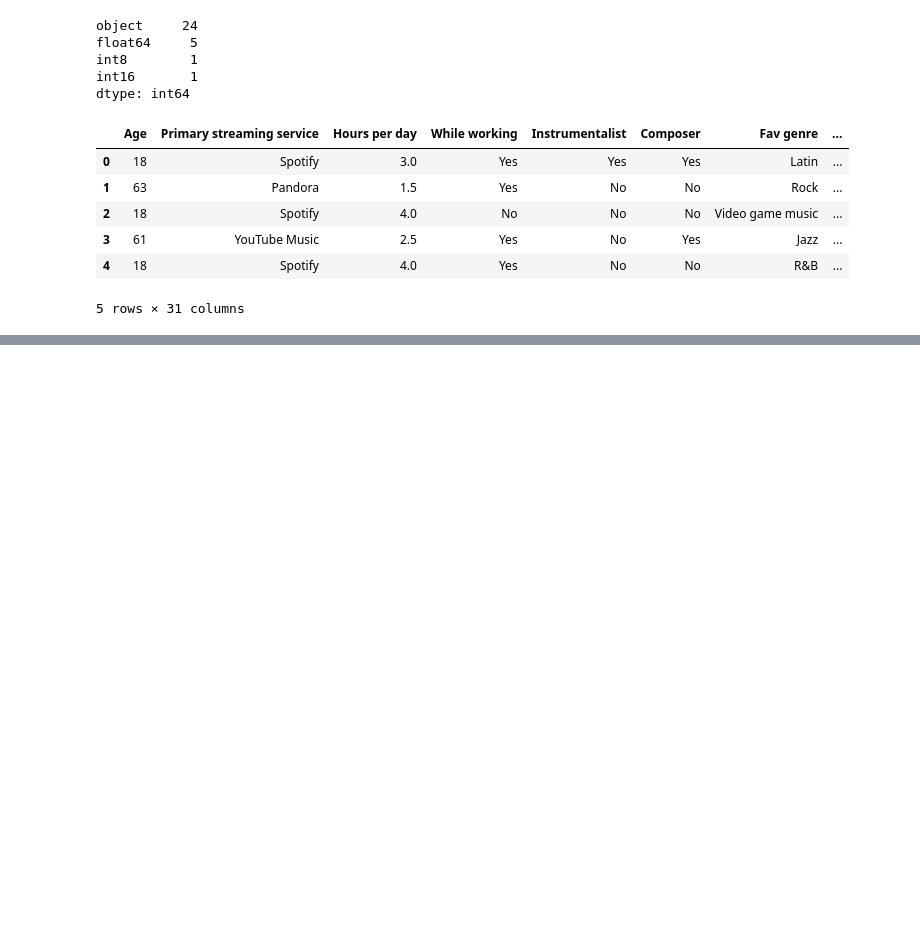
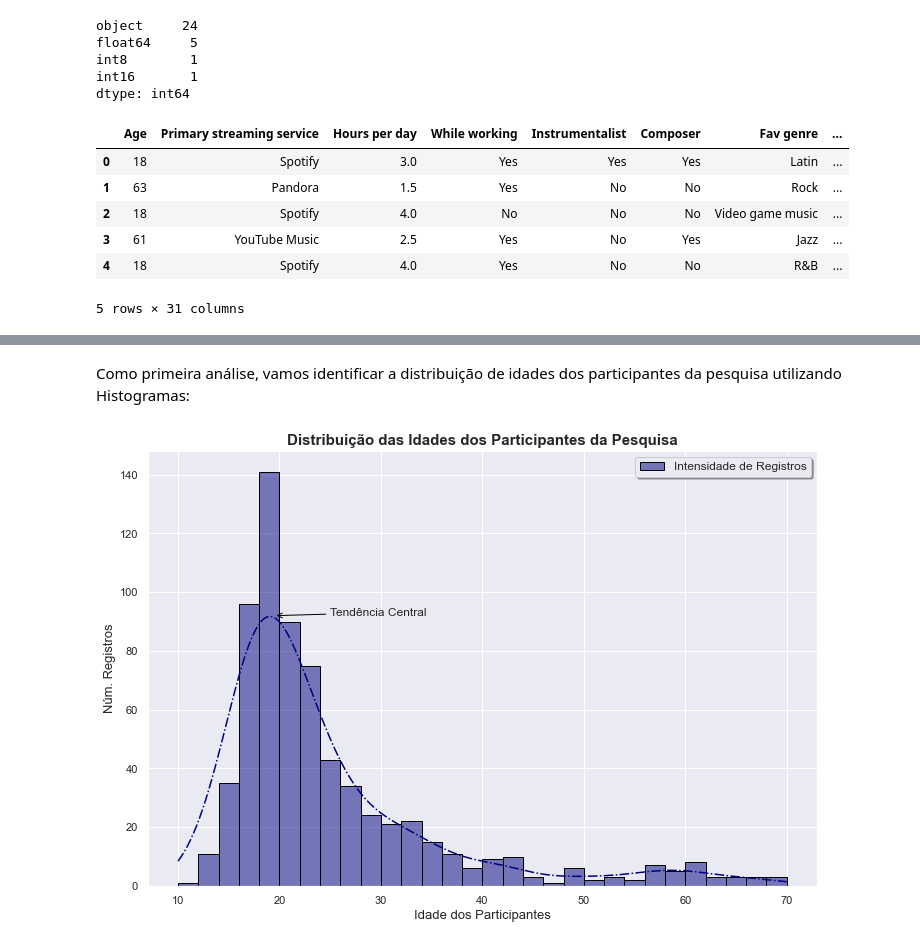
Before and after one commit to JoSEPHDev2022/Mental_Health_X_Music, a Jupyter notebook: analise_exp.ipynb, the cells around one changed output, grey strips where cells are left out. Cells and saved outputs as stored; diff of their text form; code cells hidden in the pictures; blank space fills up the shorter version.

Commit message:
Análises iniciais

```diff
--- a/analise_exp.ipynb
+++ b/analise_exp.ipynb
@@ -629,0 +634,18 @@ data_clean.head()
+# %% [markdown]
+Como primeira análise, vamos identificar a distribuição de idades dos participantes da pesquisa utilizando Histogramas:
+# %%
+sns.histplot(data=data_clean, x='Age', color='navy', binwidth=2, label='Intensidade de Registros',
+             kde=True, alpha=.5, line_kws={'linestyle':'dashdot'}, edgecolor='black')
+
+# Formatação de títulos e labels:
+plt.title('Distribuição das Idades dos Participantes da Pesquisa', fontsize=15, fontweight='bold')
+plt.xlabel('Idade dos Participantes', fontsize=13)
+plt.ylabel('Núm. Registros', fontsize=13)
+plt.annotate('Tendência Central', fontsize=12, xy=(19.5,92),
+              xytext=(25,92), arrowprops={'arrowstyle':'->', 'color':'black'})
+
+# Plotando:
+plt.legend(fontsize=12, fancybox=True, shadow=True)
+plt.show()
+# %% [output]
+[figure, added]
```
Also changed, not shown: parts of 16 cells of this notebook.
